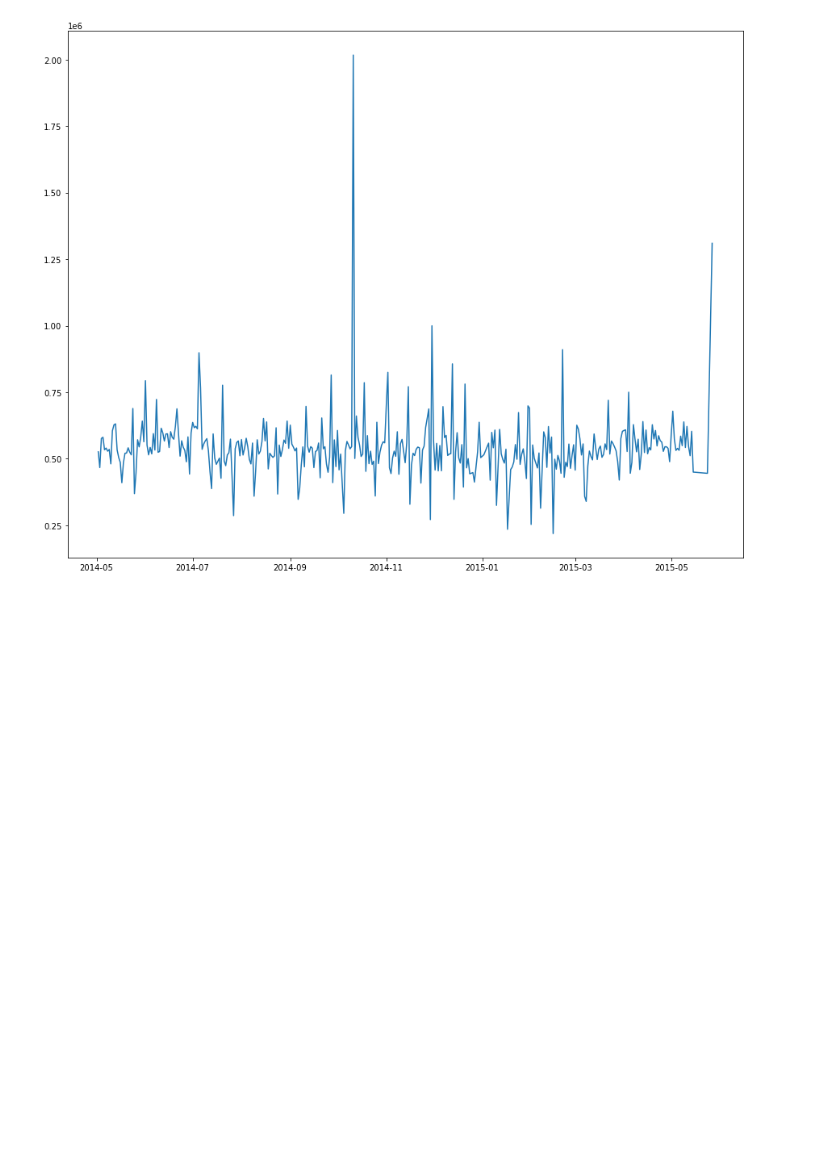
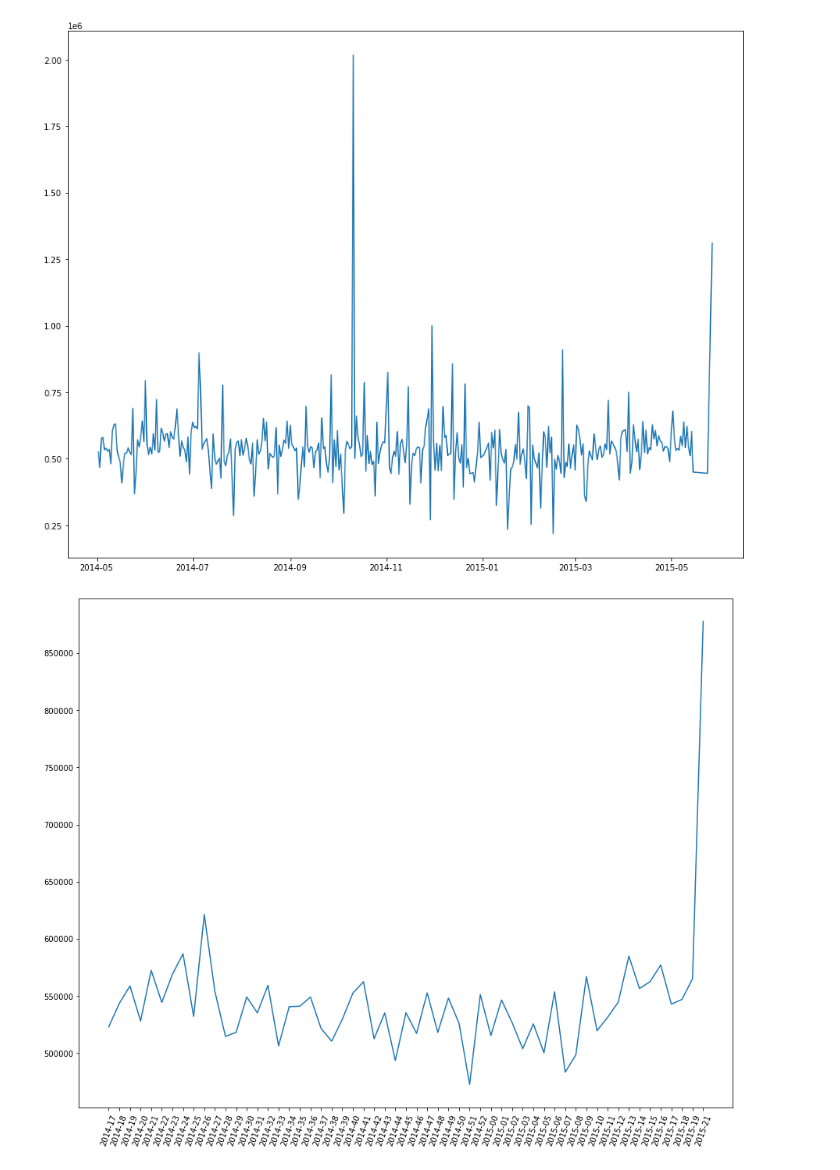
Before and after one commit to Edu-p/Data-VisuandProcessing, a Jupyter notebook: Anotaçao_aula_3.ipynb, the cells around one changed output. Saved outputs shown, nothing was run; the diff lists cells and outputs as text; code cells hidden in the pictures; blank space fills up the shorter version.

```diff
--- a/Anotaçao_aula_3.ipynb
+++ b/Anotaçao_aula_3.ipynb
@@ -262,7 +262,10 @@ plt.plot( by_day['day'], by_day['price'] )
 # %%
 # terceito Grafico
 data['year_week'] = pd.to_datetime( data['date'] ).dt.strftime( '%Y-%U' ) # %U é para a semana começar no domingo
 by_week_year = data[['price','year_week']].groupby( 'year_week' ).mean().reset_index() # o reset é para ficar sem o year ser um index e sim uma coluna como o price
 
 plt.figure( figsize=(15,12) )
-plt.plot( by_day['day'], by_day['price'] )
+plt.plot( by_week_year['year_week'], by_week_year['price'] )
+plt.xticks( rotation=70 );
+# %% [output]
+[figure, added]
```
Also changed, not shown: parts of 1 cell of this notebook.
